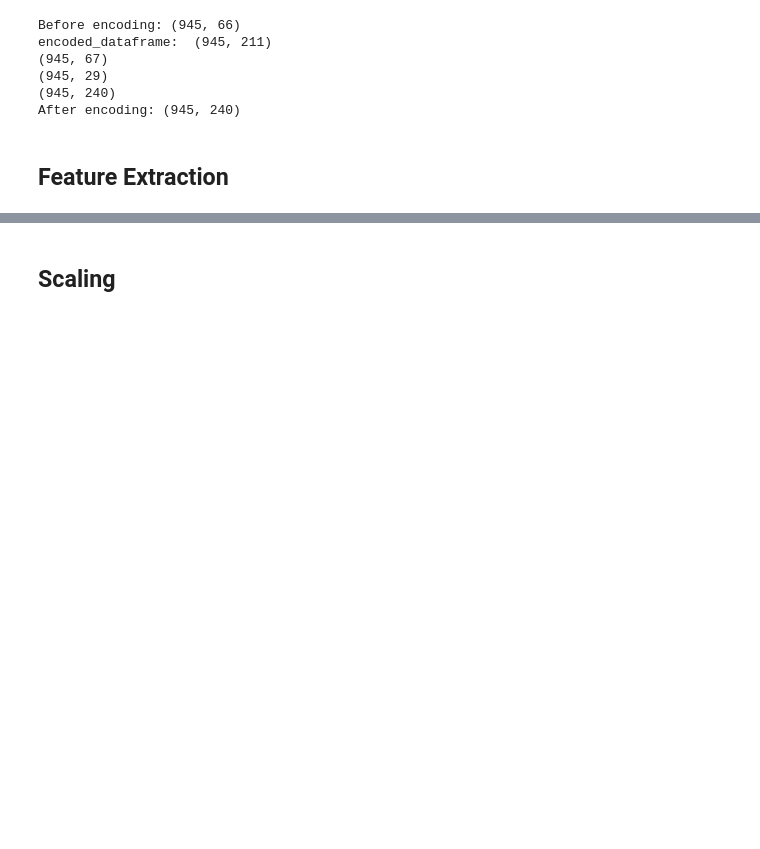
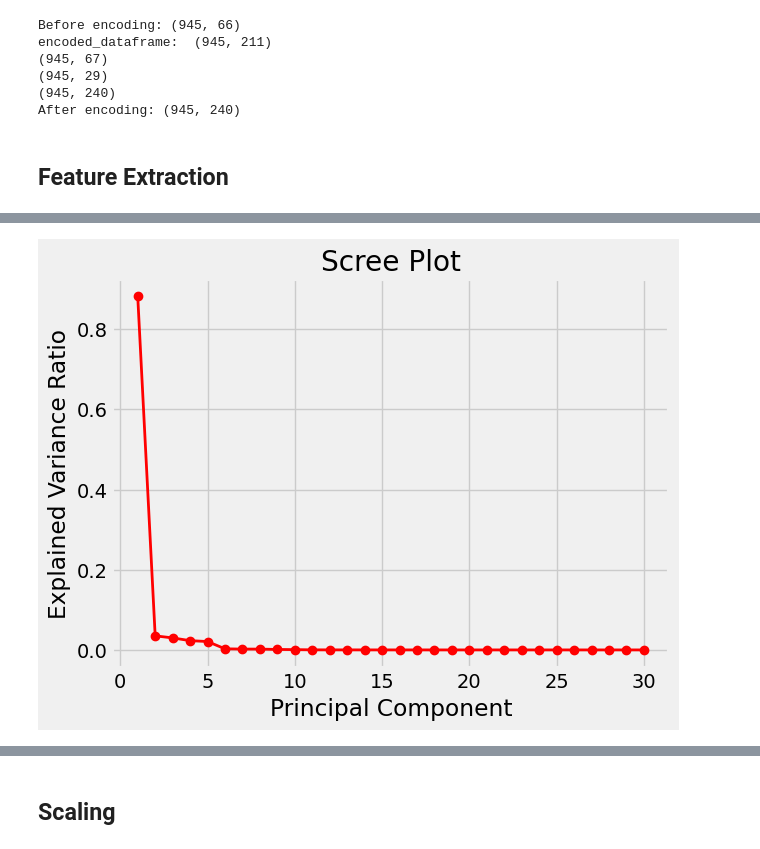
Before and after one commit to Nik-Kras/Kaggle_House_Prising, a Jupyter notebook: regression-for-house-pricing.ipynb, the cells around one changed output, grey strips where cells are left out. Drawn from its saved outputs; the diff is of its cells as text; code cells hidden in the pictures; blank space fills up the shorter version.

```diff
--- a/regression-for-house-pricing.ipynb
+++ b/regression-for-house-pricing.ipynb
@@ -676,0 +539,15 @@ print(enc_train.shape)
+# %%
+from sklearn.decomposition import PCA
+
+pca = PCA(n_components=30)
+
+pca.fit_transform(enc_train)
+
+# plot scree plot
+plt.plot(range(1, 31), pca.explained_variance_ratio_, 'ro-', linewidth=2)
+plt.title('Scree Plot')
+plt.xlabel('Principal Component')
+plt.ylabel('Explained Variance Ratio')
+plt.show()
+# %% [output]
+[figure, added]
```
Also changed, not shown: parts of 77 cells of this notebook.
